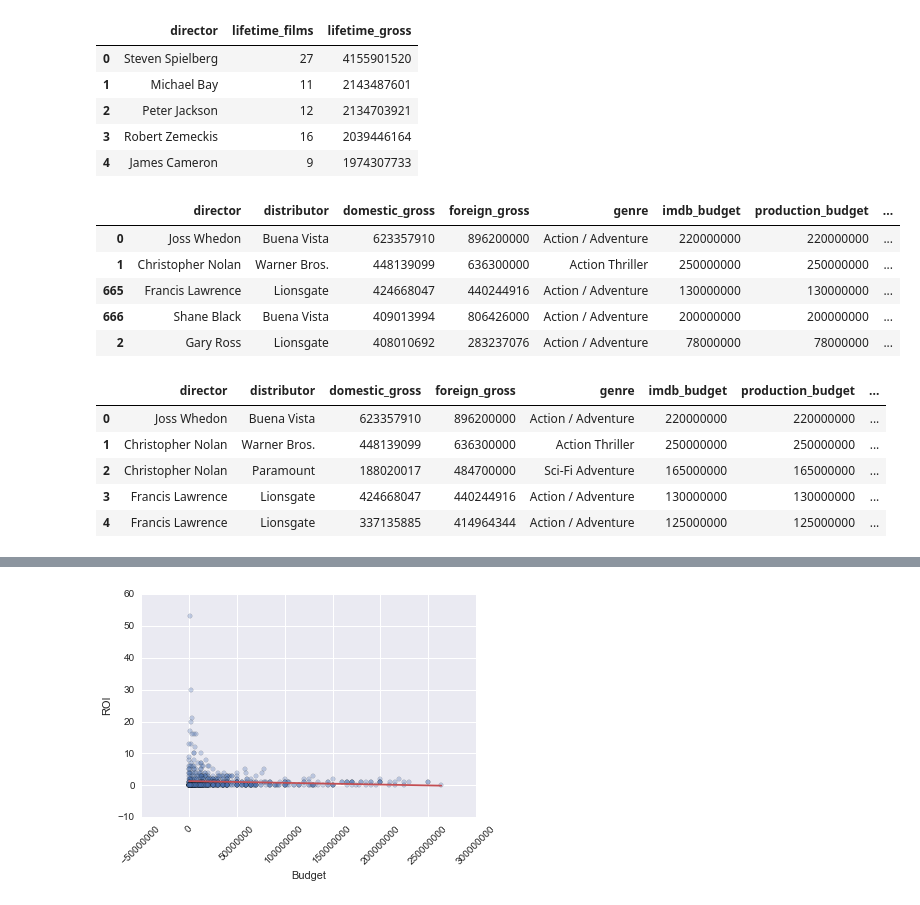
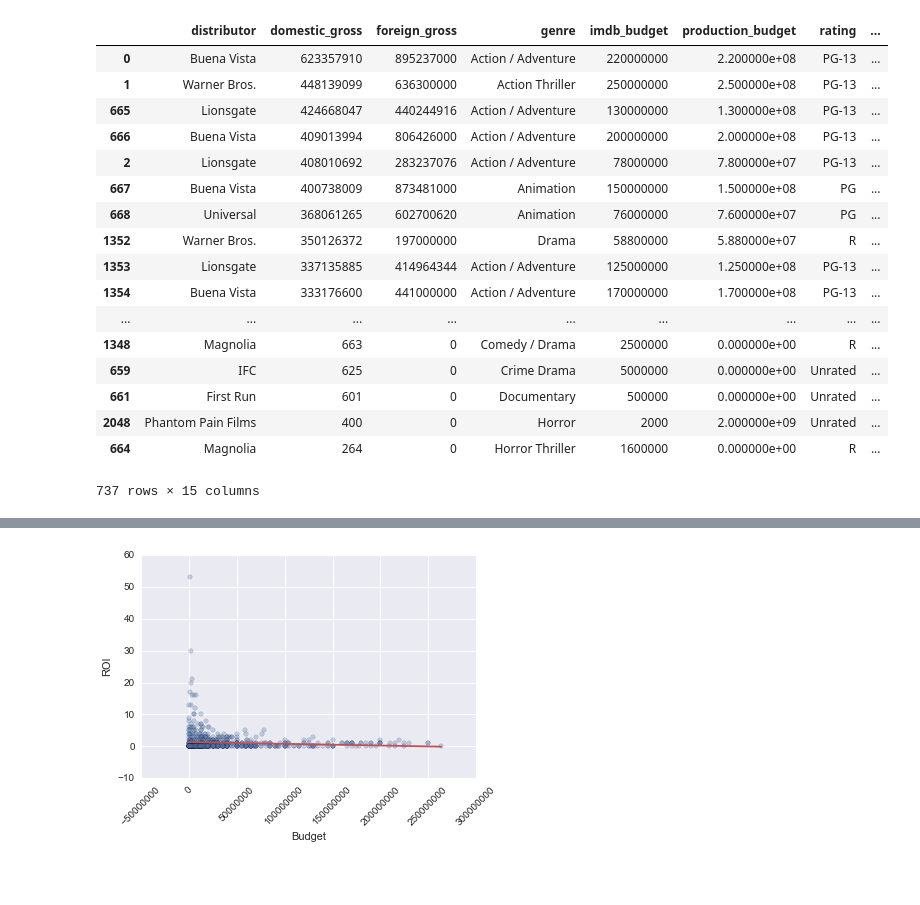
Before and after one commit to edooley7/Movie_analysis, a Jupyter notebook: Movie plots.ipynb, the cells around one changed output, grey strips where cells are left out. Cells and saved outputs as stored; diff of their text form; code cells hidden in the pictures; blank space fills up the shorter version.

```diff
--- a/Movie plots.ipynb
+++ b/Movie plots.ipynb
@@ -14,52 +14,38 @@ pd.options.mode.chained_assignment = None
 sns.set(style="darkgrid", color_codes=True)
 %matplotlib inline
 # %%
-with open("TEST_movie_data.pkl", 'r') as picklefile:
+with open("all_movie_data.pkl", 'r') as picklefile:
      all_movies = pickle.load(picklefile)
-# %%
-with open("director_movie_data.pkl", 'r') as picklefile:
-     all_dir = pickle.load(picklefile)
-dir_df = pd.DataFrame(all_dir)
-dir_df.head()
-# %% [output]
-|  | director | lifetime_films | lifetime_gross |
-| 0 | Steven Spielberg | 27 | 4155901520 |
-| 1 | Michael Bay | 11 | 2143487601 |
-| 2 | Peter Jackson | 12 | 2134703921 |
-| 3 | Robert Zemeckis | 16 | 2039446164 |
-| 4 | James Cameron | 9 | 1974307733 |
 # %%
 df = pd.DataFrame(all_movies)
 df['production_budget'] = df['production_budget']*1000000
 df['budget'] = 0
 df['budget'][df['imdb_budget'] != 0]  = df['imdb_budget']
 df['budget'][df['imdb_budget'] == 0]  = df['production_budget']
+df['ones'] = int(1)
 df['month'] = df['release_date'].map(lambda x: x.month)
-df['roi'] = df['worldwide_gross']/df['budget']
-df['roi'] = df['roi'].where(df['roi']!=0, np.nan)
-df['worldwide_gross'] = df['worldwide_gross'].where(df['worldwide_gross']!=0, np.nan)
-df['foreign_gross'] = df['foreign_gross'].where(df['foreign_gross']!=0, np.nan)
+df['roi'] = df['domestic_gross']/df['budget']
+df['roi'] = df['roi'].astype(int)
 df['budget'] = df['budget'].where(df['budget']!=0, np.nan)
 df = df.sort(['domestic_gross'], ascending = False)
-#df['genre'] = df['genre'].astype('category')
 df = df[df.budget <= 270000000]
-#df['dir_lifetime_gross'] = dir_df.lookup(dir_df.lifetime_gross)
-df.head()
+df
 # %% [output]
-|  | director | distributor | domestic_gross | foreign_gross | genre | imdb_budget | production_budget | ... |
-| 0 | Joss Whedon | Buena Vista | 623357910 | 896200000 | Action / Adventure | 220000000 | 220000000 | ... |
-| 1 | Christopher Nolan | Warner Bros. | 448139099 | 636300000 | Action Thriller | 250000000 | 250000000 | ... |
-| 665 | Francis Lawrence | Lionsgate | 424668047 | 440244916 | Action / Adventure | 130000000 | 130000000 | ... |
-| 666 | Shane Black | Buena Vista | 409013994 | 806426000 | Action / Adventure | 200000000 | 200000000 | ... |
-| 2 | Gary Ross | Lionsgate | 408010692 | 283237076 | Action / Adventure | 78000000 | 78000000 | ... |
+|  | distributor | domestic_gross | foreign_gross | genre | imdb_budget | production_budget | rating | ... |
+| 0 | Buena Vista | 623357910 | 895237000 | Action / Adventure | 220000000 | 2.200000e+08 | PG-13 | ... |
+| 1 | Warner Bros. | 448139099 | 636300000 | Action Thriller | 250000000 | 2.500000e+08 | PG-13 | ... |
+| 665 | Lionsgate | 424668047 | 440244916 | Action / Adventure | 130000000 | 1.300000e+08 | PG-13 | ... |
+| 666 | Buena Vista | 409013994 | 806426000 | Action / Adventure | 200000000 | 2.000000e+08 | PG-13 | ... |
+| 2 | Lionsgate | 408010692 | 283237076 | Action / Adventure | 78000000 | 7.800000e+07 | PG-13 | ... |
+| 667 | Buena Vista | 400738009 | 873481000 | Animation | 150000000 | 1.500000e+08 | PG | ... |
+| 668 | Universal | 368061265 | 602700620 | Animation | 76000000 | 7.600000e+07 | PG | ... |
+| 1352 | Warner Bros. | 350126372 | 197000000 | Drama | 58800000 | 5.880000e+07 | R | ... |
+| 1353 | Lionsgate | 337135885 | 414964344 | Action / Adventure | 125000000 | 1.250000e+08 | PG-13 | ... |
+| 1354 | Buena Vista | 333176600 | 441000000 | Action / Adventure | 170000000 | 1.700000e+08 | PG-13 | ... |
+| ... | ... | ... | ... | ... | ... | ... | ... | ... |
+| 1348 | Magnolia | 663 | 0 | Comedy / Drama | 2500000 | 0.000000e+00 | R | ... |
+| 659 | IFC | 625 | 0 | Crime Drama | 5000000 | 0.000000e+00 | Unrated | ... |
+| 661 | First Run | 601 | 0 | Documentary | 500000 | 0.000000e+00 | Unrated | ... |
+| 2048 | Phantom Pain Films | 400 | 0 | Horror | 2000 | 2.000000e+09 | Unrated | ... |
+| 664 | Magnolia | 264 | 0 | Horror Thriller | 1600000 | 0.000000e+00 | R | ... |
+737 rows × 15 columns
-# %%
-#newdf = df[(df['column_one']>2004) & (df['column_two']==9)]
-new_df = df.merge(dir_df,on='director')
-new_df.head()
-# %% [output]
-|  | director | distributor | domestic_gross | foreign_gross | genre | imdb_budget | production_budget | ... |
-| 0 | Joss Whedon | Buena Vista | 623357910 | 896200000 | Action / Adventure | 220000000 | 220000000 | ... |
-| 1 | Christopher Nolan | Warner Bros. | 448139099 | 636300000 | Action Thriller | 250000000 | 250000000 | ... |
-| 2 | Christopher Nolan | Paramount | 188020017 | 484700000 | Sci-Fi Adventure | 165000000 | 165000000 | ... |
-| 3 | Francis Lawrence | Lionsgate | 424668047 | 440244916 | Action / Adventure | 130000000 | 130000000 | ... |
-| 4 | Francis Lawrence | Lionsgate | 337135885 | 414964344 | Action / Adventure | 125000000 | 125000000 | ... |
```
Also changed, not shown: parts of 11 cells of this notebook, 3 other files.
